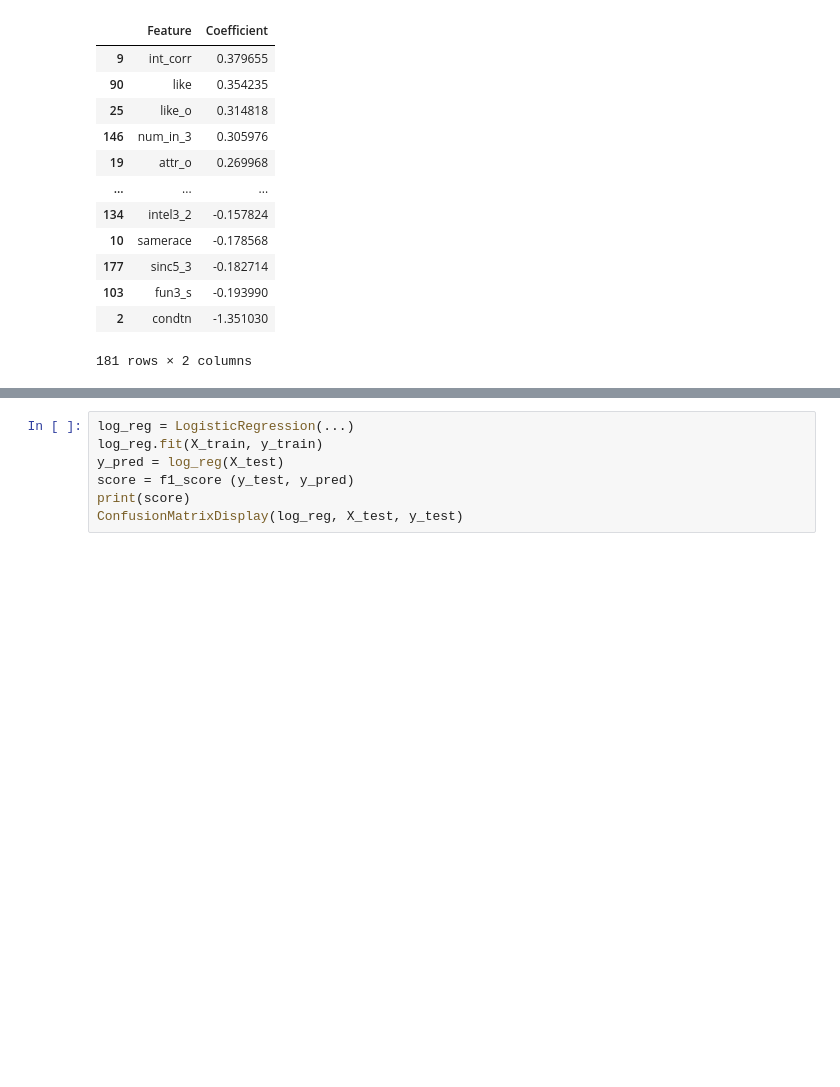
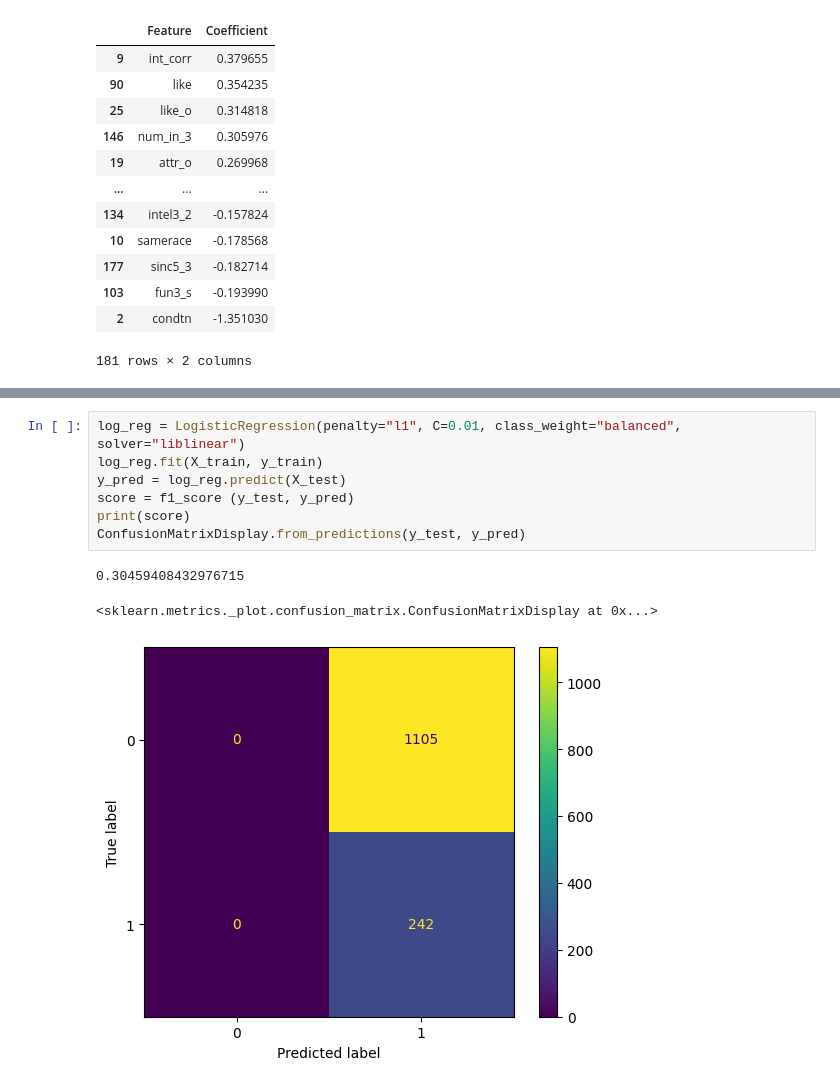
Before and after one commit to julianwasylka/SpeedDatingEDA, a Jupyter notebook: models/logistic_regression.ipynb, the cells around one changed output, grey strips where cells are left out. Saved outputs shown, nothing was run; the diff lists cells and outputs as text; blank space fills up the shorter version.

```diff
--- a/models/logistic_regression.ipynb
+++ b/models/logistic_regression.ipynb
@@ -204,7 +266,11 @@ array(['like', 'like_o', 'fun_o', 'fun', 'shar_o', 'shar', 'attr',
 # %%
-log_reg = LogisticRegression(...)
+log_reg = LogisticRegression(penalty="l1", C=0.01, class_weight="balanced", solver="liblinear")
 log_reg.fit(X_train, y_train)
-y_pred = log_reg(X_test)
+y_pred = log_reg.predict(X_test)
 score = f1_score (y_test, y_pred)
 print(score)
-ConfusionMatrixDisplay(log_reg, X_test, y_test)
+ConfusionMatrixDisplay.from_predictions(y_test, y_pred)
+# %% [output]
+0.30459408432976715
+<sklearn.metrics._plot.confusion_matrix.ConfusionMatrixDisplay at 0x...>
+[figure, added]
```
Also changed, not shown: parts of 12 cells of this notebook, 8 other files.
